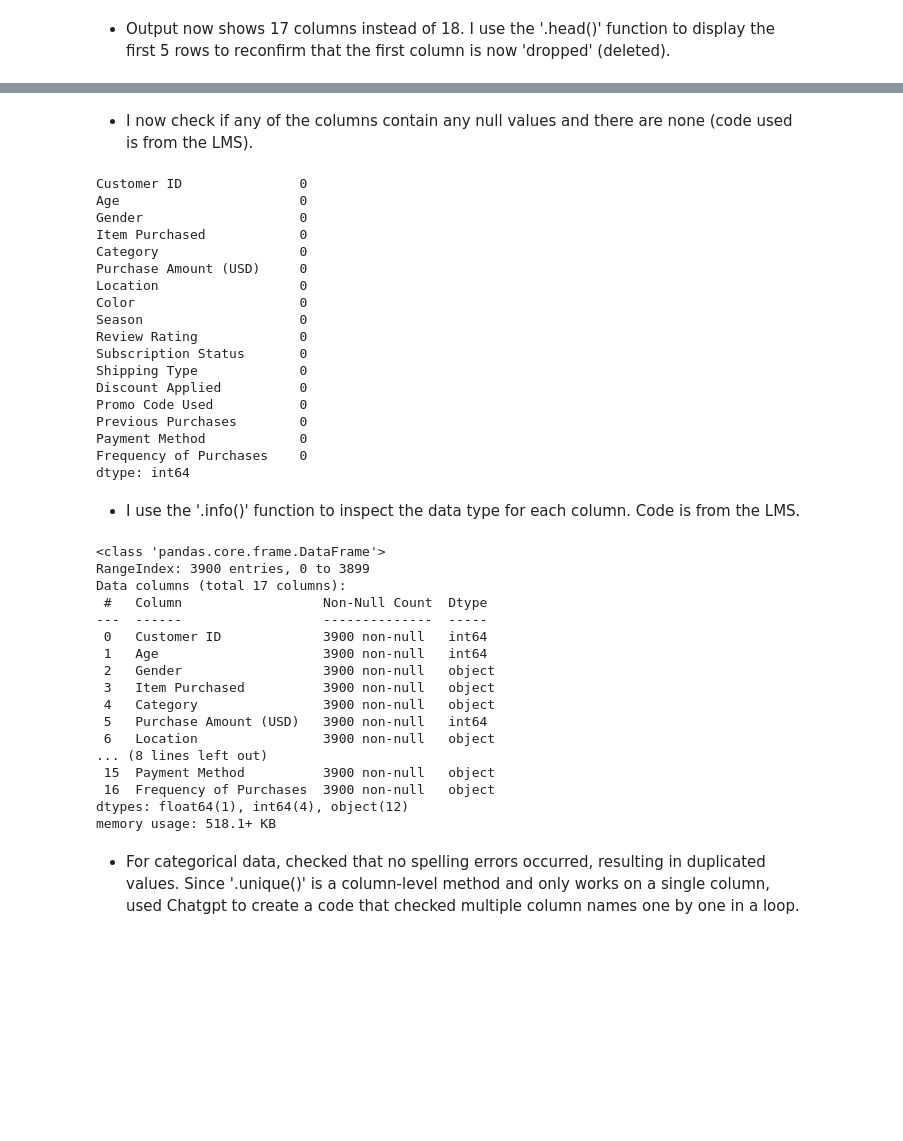
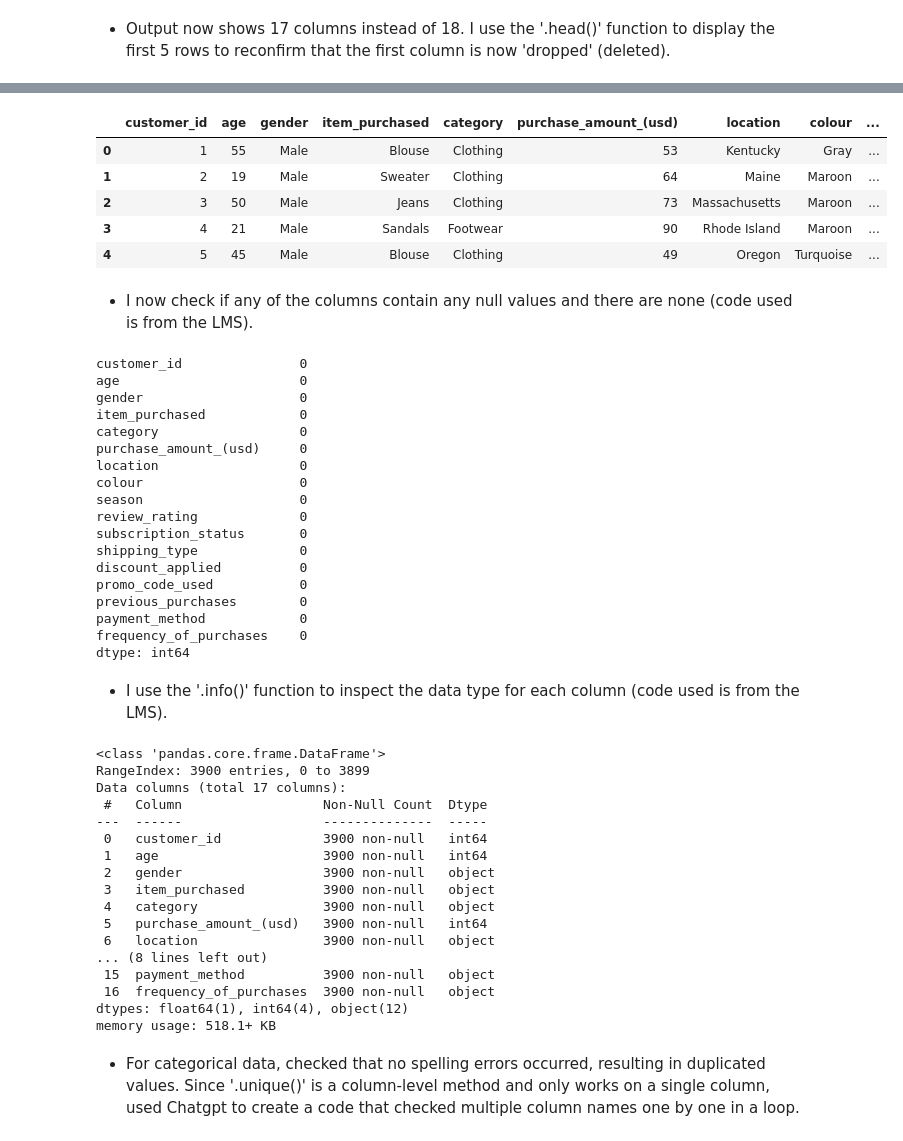
Before and after one commit to CeliaPires/Shopping-Trends, a Jupyter notebook: jupyter_notebooks/data_investigation.ipynb, the cells around one changed output, grey strips where cells are left out. Cells and saved outputs as stored; diff of their text form; code cells hidden in the pictures; blank space fills up the shorter version.

Commit message:
Add new dataframe to jupyter nb

```diff
--- a/jupyter_notebooks/data_investigation.ipynb
+++ b/jupyter_notebooks/data_investigation.ipynb
@@ -81,3 +85,6 @@ df.head()
 | 2 | 3 | 50 | Male | Jeans | Clothing | 73 | Massachusetts | Maroon | ... |
 | 3 | 4 | 21 | Male | Sandals | Footwear | 90 | Rhode Island | Maroon | ... |
 | 4 | 5 | 45 | Male | Blouse | Clothing | 49 | Oregon | Turquoise | ... |
+# %%
+df_cleaned = df.copy()
+df_cleaned.head()
@@ -84,46 +100,55 @@ df.head()
+# %%
+df_cleaned.head()
+# %% [output]
+|  | customer_id | age | gender | item_purchased | category | purchase_amount_(usd) | location | colour | ... |
+| 0 | 1 | 55 | Male | Blouse | Clothing | 53 | Kentucky | Gray | ... |
+| 1 | 2 | 19 | Male | Sweater | Clothing | 64 | Maine | Maroon | ... |
+| 2 | 3 | 50 | Male | Jeans | Clothing | 73 | Massachusetts | Maroon | ... |
+| 3 | 4 | 21 | Male | Sandals | Footwear | 90 | Rhode Island | Maroon | ... |
+| 4 | 5 | 45 | Male | Blouse | Clothing | 49 | Oregon | Turquoise | ... |
 # %% [markdown]
 * I now check if any of the columns contain any null values and there are none (code used is from the LMS).
 # %%
-df.isnull().sum()
+df_cleaned.isnull().sum()
 # %% [output]
-Customer ID               0
-Age                       0
-Gender                    0
-Item Purchased            0
-Category                  0
-Purchase Amount (USD)     0
-Location                  0
-Color                     0
-Season                    0
-Review Rating             0
-Subscription Status       0
-Shipping Type             0
-Discount Applied          0
-Promo Code Used           0
-Previous Purchases        0
-Payment Method            0
-Frequency of Purchases    0
+customer_id               0
+age                       0
+gender                    0
+item_purchased            0
+category                  0
+purchase_amount_(usd)     0
+location                  0
+colour                    0
+season                    0
+review_rating             0
+subscription_status       0
+shipping_type             0
+discount_applied          0
+promo_code_used           0
+previous_purchases        0
+payment_method            0
+frequency_of_purchases    0
 dtype: int64
 # %% [markdown]
-* I use the '.info()' function to inspect the data type for each column. Code is from the LMS.
+* I use the '.info()' function to inspect the data type for each column (code used is from the LMS).
 # %%
-df.info()
+df_cleaned.info()
 # %% [output]
 <class 'pandas.core.frame.DataFrame'>
 RangeIndex: 3900 entries, 0 to 3899
 Data columns (total 17 columns):
  #   Column                  Non-Null Count  Dtype
 ---  ------                  --------------  -----
- 0   Customer ID             3900 non-null   int64
- 1   Age                     3900 non-null   int64
- 2   Gender                  3900 non-null   object
- 3   Item Purchased          3900 non-null   object
- 4   Category                3900 non-null   object
- 5   Purchase Amount (USD)   3900 non-null   int64
- 6   Location                3900 non-null   object
+ 0   customer_id             3900 non-null   int64
+ 1   age                     3900 non-null   int64
+ 2   gender                  3900 non-null   object
+ 3   item_purchased          3900 non-null   object
+ 4   category                3900 non-null   object
+ 5   purchase_amount_(usd)   3900 non-null   int64
+ 6   location                3900 non-null   object
 ... (8 lines left out)
- 15  Payment Method          3900 non-null   object
- 16  Frequency of Purchases  3900 non-null   object
+ 15  payment_method          3900 non-null   object
+ 16  frequency_of_purchases  3900 non-null   object
 dtypes: float64(1), int64(4), object(12)
 memory usage: 518.1+ KB
 # %% [markdown]
```
Also changed, not shown: parts of 9 cells of this notebook.
